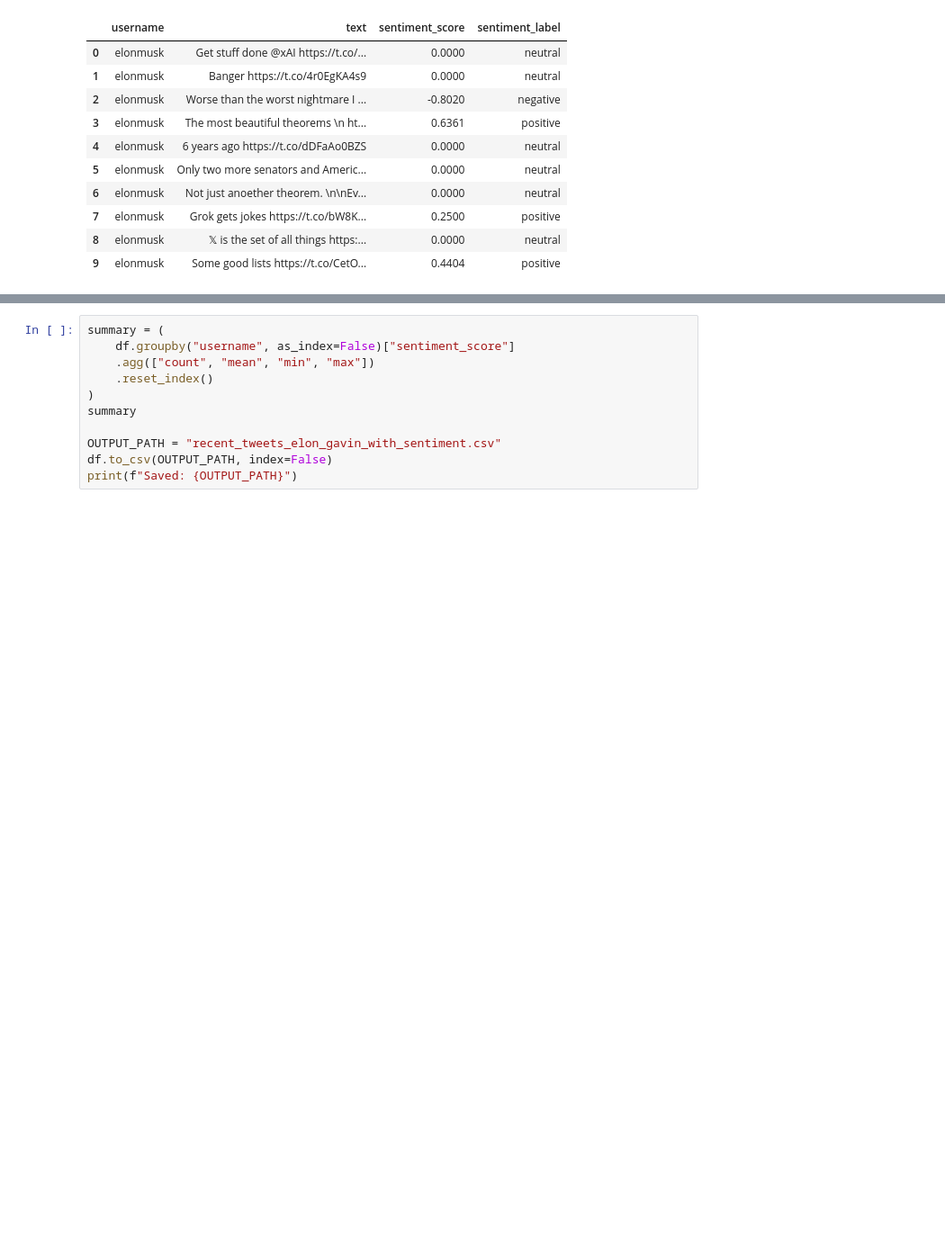
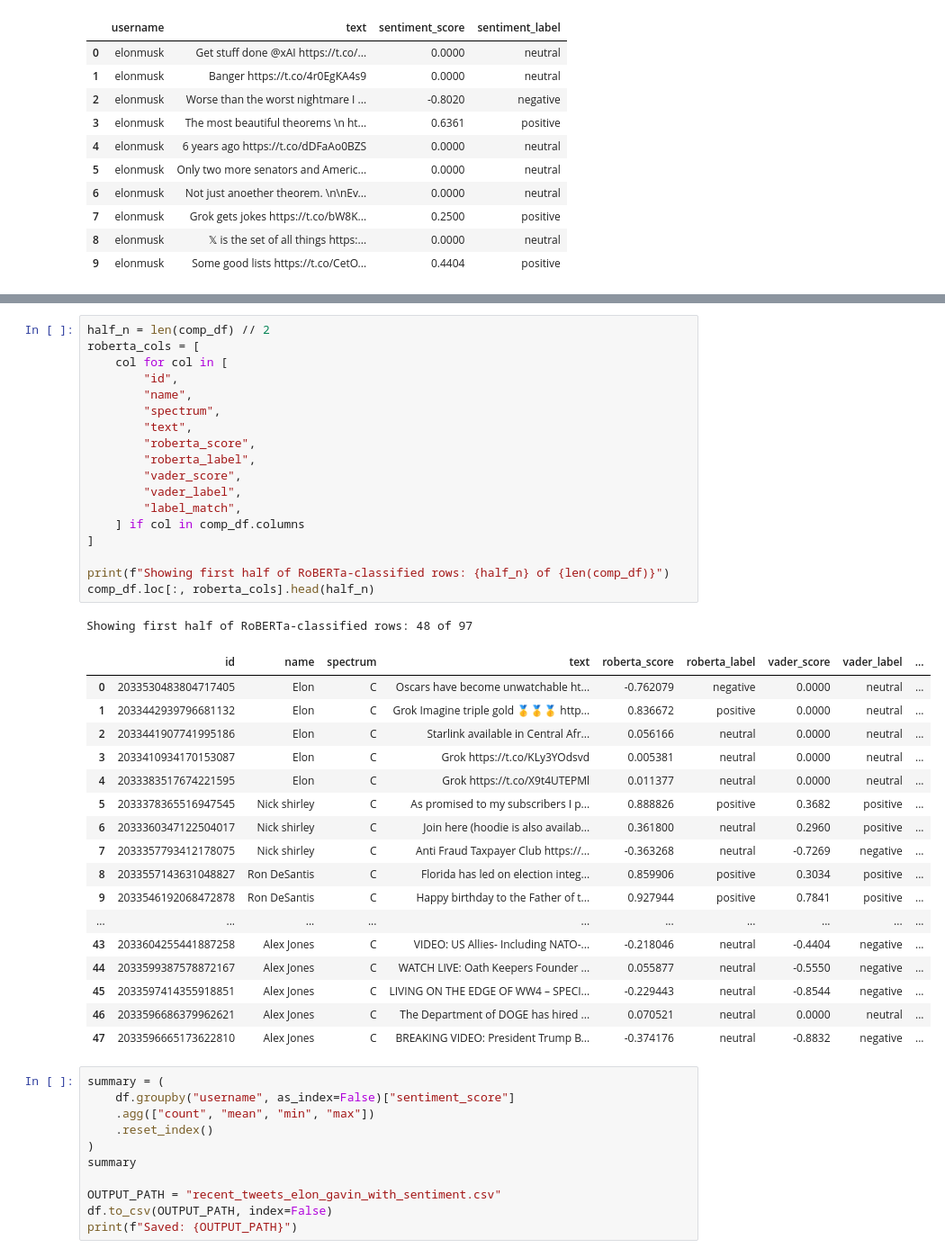
Before and after one commit to Aesonnn/X-Signal, a Jupyter notebook: analysis.ipynb, the cells around one changed output, grey strips where cells are left out. Shown at 90% size. Drawn from its saved outputs; the diff is of its cells as text; blank space fills up the shorter version.

Commit message:
RoBERTa

```diff
--- a/analysis.ipynb
+++ b/analysis.ipynb
@@ -56,3 +207,40 @@ df[["username", "text", "sentiment_score", "sentiment_label"]].head(10)
+# %%
+half_n = len(comp_df) // 2
+roberta_cols = [
+    col for col in [
+        "id",
+        "name",
+        "spectrum",
+        "text",
+        "roberta_score",
+        "roberta_label",
+        "vader_score",
+        "vader_label",
+        "label_match",
+    ] if col in comp_df.columns
+]
+
+print(f"Showing first half of RoBERTa-classified rows: {half_n} of {len(comp_df)}")
+comp_df.loc[:, roberta_cols].head(half_n)
+# %% [output]
+Showing first half of RoBERTa-classified rows: 48 of 97
+|  | id | name | spectrum | text | roberta_score | roberta_label | vader_score | vader_label | ... |
+| 0 | 2033530483804717405 | Elon | C | Oscars have become unwatchable ht... | -0.762079 | negative | 0.0000 | neutral | ... |
+| 1 | 2033442939796681132 | Elon | C | Grok Imagine triple gold 🥇🥇🥇 http... | 0.836672 | positive | 0.0000 | neutral | ... |
+| 2 | 2033441907741995186 | Elon | C | Starlink available in Central Afr... | 0.056166 | neutral | 0.0000 | neutral | ... |
+| 3 | 2033410934170153087 | Elon | C | Grok https://t.co/KLy3YOdsvd | 0.005381 | neutral | 0.0000 | neutral | ... |
+| 4 | 2033383517674221595 | Elon | C | Grok https://t.co/X9t4UTEPMl | 0.011377 | neutral | 0.0000 | neutral | ... |
+| 5 | 2033378365516947545 | Nick shirley | C | As promised to my subscribers I p... | 0.888826 | positive | 0.3682 | positive | ... |
+| 6 | 2033360347122504017 | Nick shirley | C | Join here (hoodie is also availab... | 0.361800 | neutral | 0.2960 | positive | ... |
+| 7 | 2033357793412178075 | Nick shirley | C | Anti Fraud Taxpayer Club https://... | -0.363268 | neutral | -0.7269 | negative | ... |
+| 8 | 2033557143631048827 | Ron DeSantis | C | Florida has led on election integ... | 0.859906 | positive | 0.3034 | positive | ... |
+| 9 | 2033546192068472878 | Ron DeSantis | C | Happy birthday to the Father of t... | 0.927944 | positive | 0.7841 | positive | ... |
+| ... | ... | ... | ... | ... | ... | ... | ... | ... | ... |
+| 43 | 2033604255441887258 | Alex Jones | C | VIDEO: US Allies- Including NATO-... | -0.218046 | neutral | -0.4404 | negative | ... |
+| 44 | 2033599387578872167 | Alex Jones | C | WATCH LIVE: Oath Keepers Founder ... | 0.055877 | neutral | -0.5550 | negative | ... |
+| 45 | 2033597414355918851 | Alex Jones | C | LIVING ON THE EDGE OF WW4 – SPECI... | -0.229443 | neutral | -0.8544 | negative | ... |
+| 46 | 2033596686379962621 | Alex Jones | C | The Department of DOGE has hired ... | 0.070521 | neutral | 0.0000 | neutral | ... |
+| 47 | 2033596665173622810 | Alex Jones | C | BREAKING VIDEO: President Trump B... | -0.374176 | neutral | -0.8832 | negative | ... |
 # %%
 summary = (
     df.groupby("username", as_index=False)["sentiment_score"]
```
Also changed, not shown: parts of 2 cells of this notebook, 7 other files.
